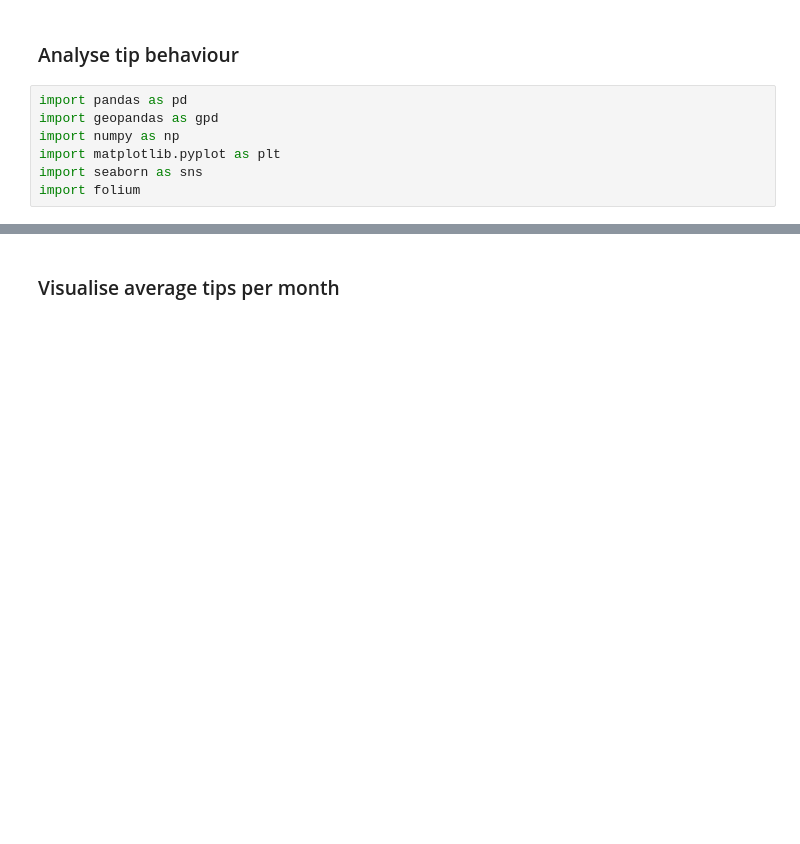
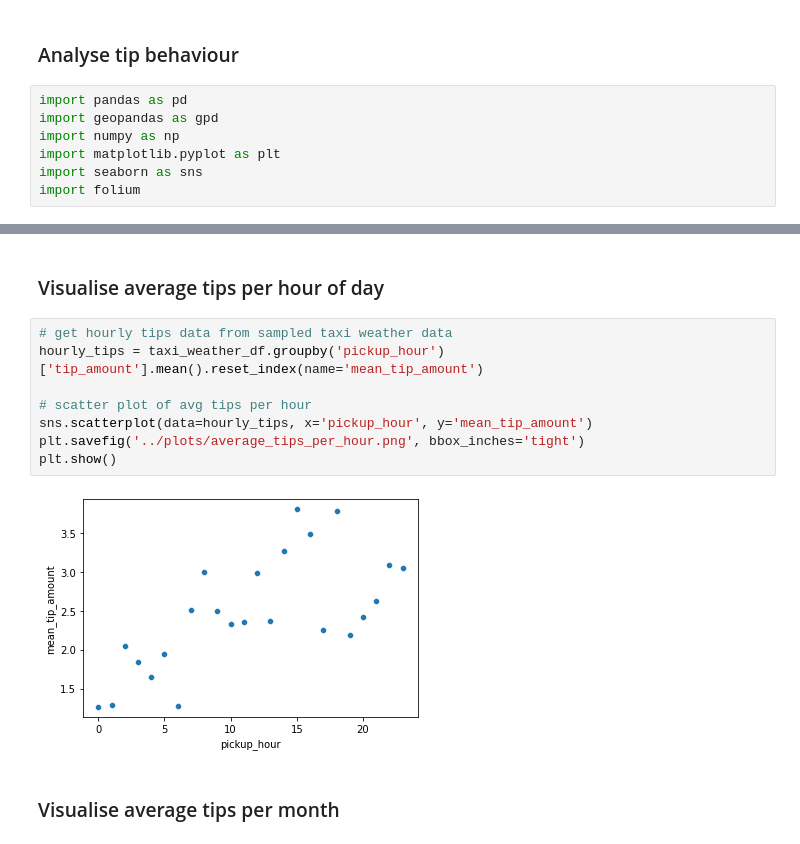
Before and after one commit to MAST30034-Applied-Data-Science/mast30034-project-1-KaurArshnoor, a Jupyter notebook: notebooks/analysis.ipynb, the cells around one changed output, grey strips where cells are left out. Saved outputs shown, nothing was run; the diff lists cells and outputs as text; blank space fills up the shorter version.

```diff
--- a/notebooks/analysis.ipynb
+++ b/notebooks/analysis.ipynb
@@ -29,3 +69,15 @@ To adjust logging level use sc.setLogLevel(newLevel). For SparkR, use setLogLeve
+# %% [markdown]
+### Visualise average tips per hour of day
+# %%
+# get hourly tips data from sampled taxi weather data
+hourly_tips = taxi_weather_df.groupby('pickup_hour')['tip_amount'].mean().reset_index(name='mean_tip_amount')
+
+# scatter plot of avg tips per hour
+sns.scatterplot(data=hourly_tips, x='pickup_hour', y='mean_tip_amount')
+plt.savefig('../plots/average_tips_per_hour.png', bbox_inches='tight')
+plt.show()
+# %% [output]
+[figure, added]
 # %% [markdown]
 ### Visualise average tips per month
 # %%
```
Also changed, not shown: parts of 14 cells of this notebook, 7 other files.
